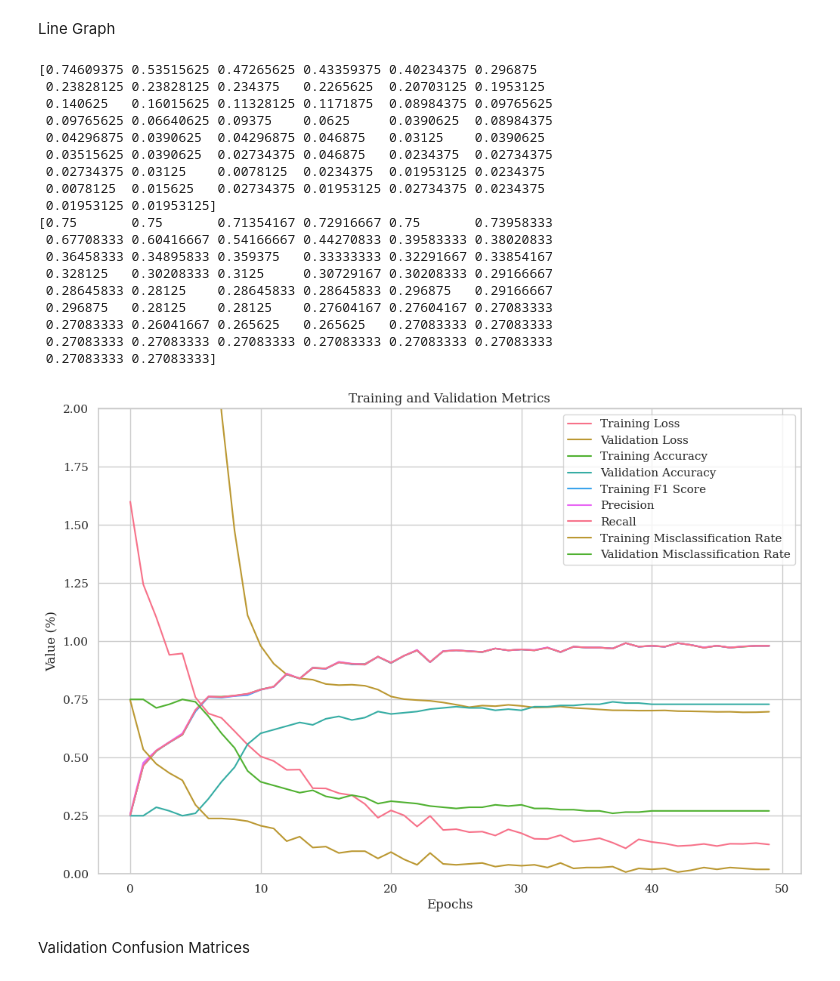
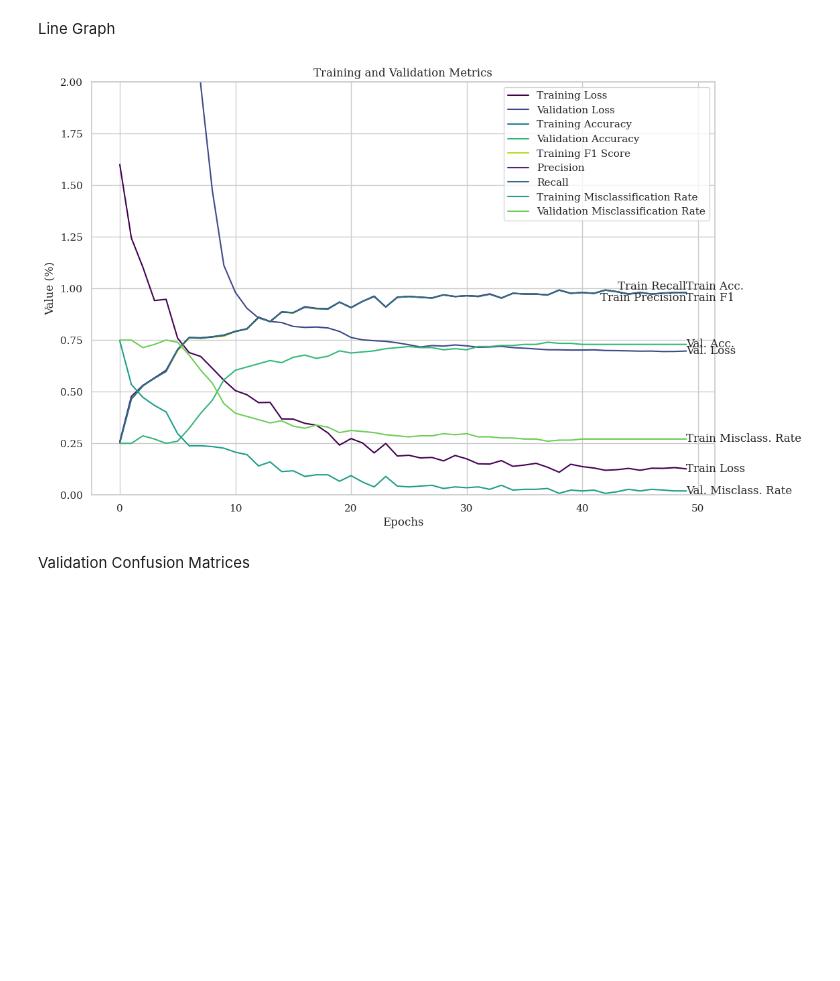
Before and after one commit to nickelodeon20/Test-Model-Performances, a Jupyter notebook: ShallowFBCSPNet/ShallowFBCSPNet_BCI_IV2a_data.ipynb, the cells around one changed output. Drawn from its saved outputs; the diff is of its cells as text; code cells hidden in the pictures; blank space fills up the shorter version.

Commit message:
Minor update to graphs/result printing

```diff
--- a/ShallowFBCSPNet/ShallowFBCSPNet_BCI_IV2a_data.ipynb
+++ b/ShallowFBCSPNet/ShallowFBCSPNet_BCI_IV2a_data.ipynb
@@ -338,63 +342,60 @@ Line Graph
 # %%
 import matplotlib.pyplot as plt
 from numpy import array, arange
+from matplotlib import cm
 
 # Extract the values for the metrics
 train_loss = clf.history_[:, 'train_loss']
 valid_loss = clf.history_[:, 'valid_loss']
 train_acc = clf.history_[:, 'train_acc']
 valid_acc = clf.history_[:, 'valid_acc']
 train_f1 = clf.history_[:, 'train_f1']
 precision = clf.history_[:, 'train_precision']
 recall = clf.history_[:, 'train_recall']
 
 # Calculate misclassification rates
 train_misclass = (100 - 100 * array(train_acc))/100
 valid_misclass = (100 - 100 * array(valid_acc))/100
 
+# Get a colormap
+cmap = cm.get_cmap('viridis', 10)
+
 # Create the plot
 epochs = arange(len(train_loss))
 
 plt.figure(figsize=(12, 8))
 
-plt.plot(epochs, train_loss, label='Training Loss')
-plt.plot(epochs, valid_loss, label='Validation Loss')
-plt.plot(epochs, train_acc, label='Training Accuracy')
-plt.plot(epochs, valid_acc, label='Validation Accuracy')
-plt.plot(epochs, train_f1, label='Training F1 Score')
-plt.plot(epochs, precision, label='Precision')
-plt.plot(epochs, recall, label='Recall')
-plt.plot(epochs, train_misclass, label='Training Misclassification Rate')
-plt.plot(epochs, valid_misclass, label='Validation Misclassification Rate')
+plt.plot(epochs, train_loss, label='Training Loss', color=cmap(0))
+plt.plot(epochs, valid_loss, label='Validation Loss', color=cmap(2))
+plt.plot(epochs, train_acc, label='Training Accuracy', color=cmap(4))
+plt.plot(epochs, valid_acc, label='Validation Accuracy', color=cmap(6))
+plt.plot(epochs, train_f1, label='Training F1 Score', color=cmap(8))
+plt.plot(epochs, precision, label='Precision', color=cmap(1))
+plt.plot(epochs, recall, label='Recall', color=cmap(3))
+plt.plot(epochs, train_misclass, label='Training Misclassification Rate', color=cmap(5))
+plt.plot(epochs, valid_misclass, label='Validation Misclassification Rate', color=cmap(7))
+
+plt.text(epochs[-1], train_loss[-1], 'Train Loss', ha='left', va='center')
+plt.text(epochs[-1], valid_loss[-1], 'Val. Loss', ha='left', va='center')
+plt.text(epochs[-1], train_acc[-1], 'Train Acc.', ha='left', va='bottom')
+plt.text(epochs[-1], valid_acc[-1], 'Val. Acc.', ha='left', va='center')
+plt.text(epochs[-1], train_f1[-1], 'Train F1', ha='left', va='top')
+plt.text(epochs[-1], precision[-1], 'Train Precision', ha='right', va='top')
+plt.text(epochs[-1], recall[-1], 'Train Recall', ha='right', va='bottom')
+plt.text(epochs[-1], train_misclass[-1], 'Val. Misclass. Rate', ha='left', va='center')
+plt.text(epochs[-1], valid_misclass[-1], 'Train Misclass. Rate', ha='left', va='center')
+
 
 plt.ylim(0, 2)
 
 plt.xlabel('Epochs')
 plt.ylabel('Value (%)')
 plt.title('Training and Validation Metrics')
 plt.legend()
 plt.grid(True, )
 plt.show()
 # %% [output]
-[0.74609375 0.53515625 0.47265625 0.43359375 0.40234375 0.296875
- 0.23828125 0.23828125 0.234375   0.2265625  0.20703125 0.1953125
- 0.140625   0.16015625 0.11328125 0.1171875  0.08984375 0.09765625
- 0.09765625 0.06640625 0.09375    0.0625     0.0390625  0.08984375
- 0.04296875 0.0390625  0.04296875 0.046875   0.03125    0.0390625
- 0.03515625 0.0390625  0.02734375 0.046875   0.0234375  0.02734375
- 0.02734375 0.03125    0.0078125  0.0234375  0.01953125 0.0234375
- 0.0078125  0.015625   0.02734375 0.01953125 0.02734375 0.0234375
- 0.01953125 0.01953125]
-[0.75       0.75       0.71354167 0.72916667 0.75       0.73958333
- 0.67708333 0.60416667 0.54166667 0.44270833 0.39583333 0.38020833
- 0.36458333 0.34895833 0.359375   0.33333333 0.32291667 0.33854167
- 0.328125   0.30208333 0.3125     0.30729167 0.30208333 0.29166667
- 0.28645833 0.28125    0.28645833 0.28645833 0.296875   0.29166667
- 0.296875   0.28125    0.28125    0.27604167 0.27604167 0.27083333
- 0.27083333 0.26041667 0.265625   0.265625   0.27083333 0.27083333
- 0.27083333 0.27083333 0.27083333 0.27083333 0.27083333 0.27083333
- 0.27083333 0.27083333]
-[figure, old version]
+[figure, new version]
 # %% [markdown]
 Validation Confusion Matrices
 # %%
```
Also changed, not shown: parts of 3 cells of this notebook.
